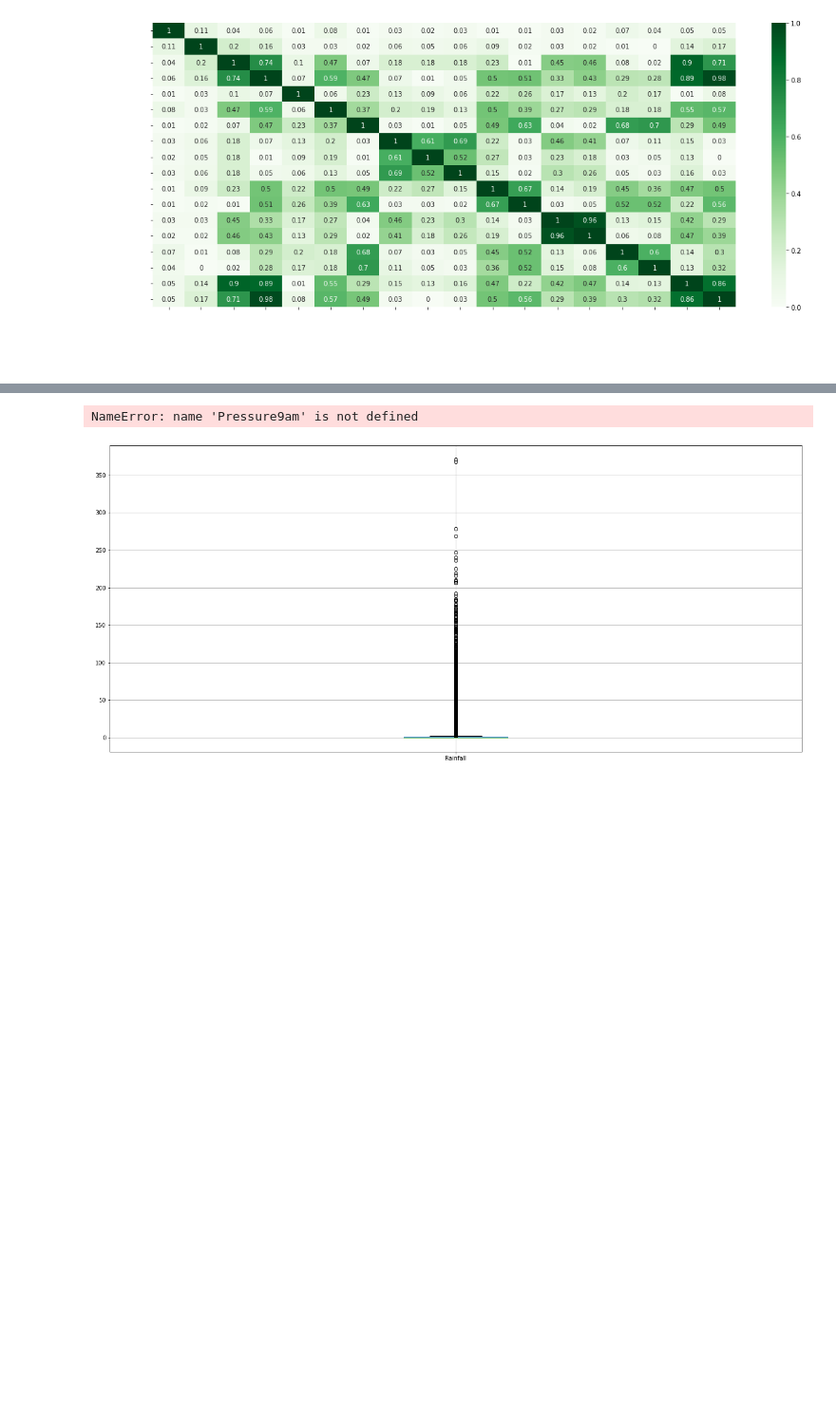
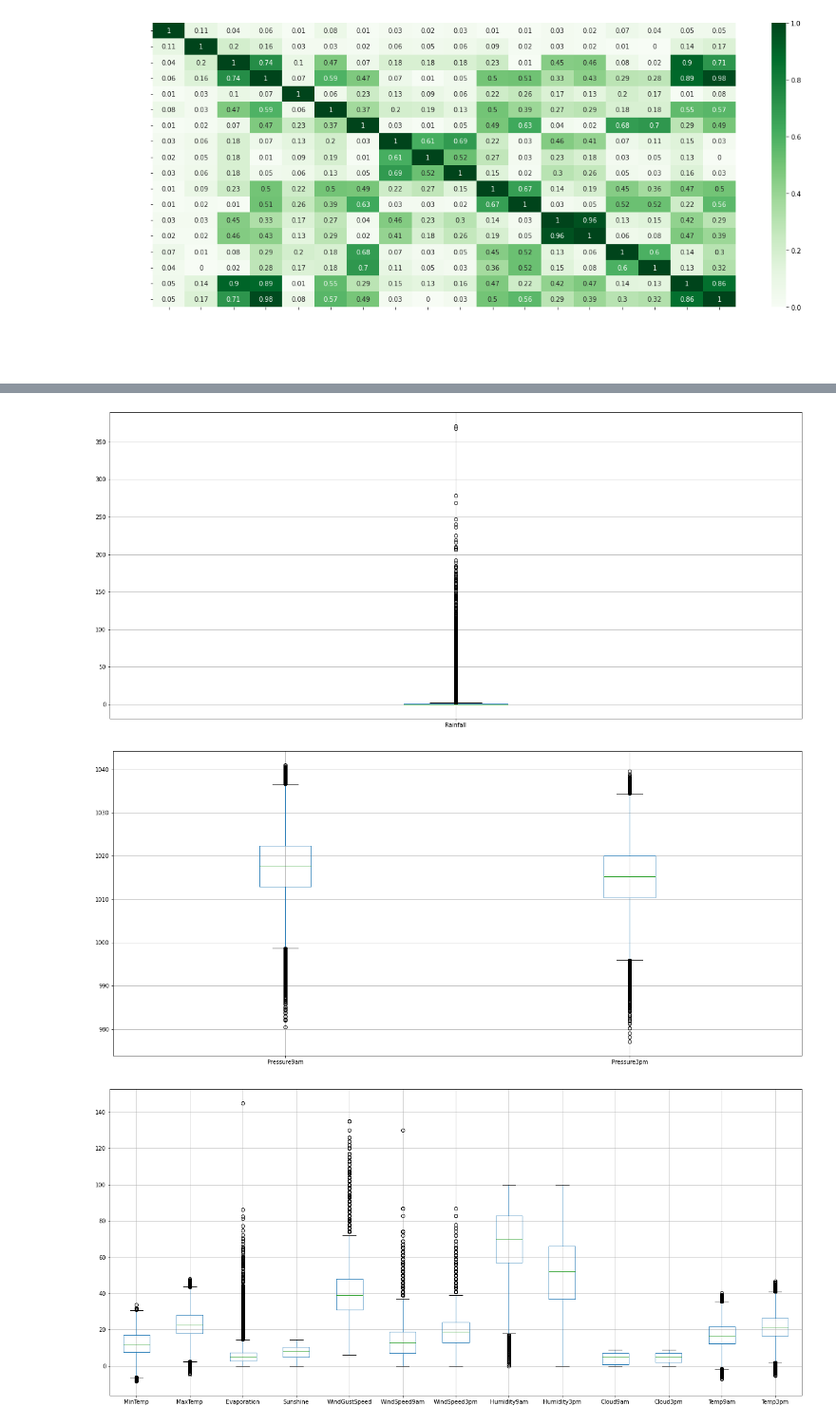
Before and after one commit to ezeguins/analisis_datos_TP, a Jupyter notebook: visualization2.ipynb, the cells around one changed output, grey strips where cells are left out. Shown at 95% size. Drawn from its saved outputs; the diff is of its cells as text; code cells hidden in the pictures; blank space fills up the shorter version.

```diff
--- a/visualization2.ipynb
+++ b/visualization2.ipynb
@@ -98,6 +101,11 @@ def display_boxplot(dataset):
 # %%
 display_boxplot(pd.DataFrame(dataset_["Rainfall"]))
-display_boxplot(pd.DataFrame(dataset_[Pressure9am,Pressure3am]))
+plt.show()
+display_boxplot(pd.DataFrame(dataset_,columns =["Pressure9am","Pressure3pm"]))
+plt.show()
+display_boxplot(pd.DataFrame(dataset_.drop(columns = ["Pressure9am","Pressure3pm","Rainfall","Year","MonthDay"])))
+plt.show()
 # %% [output]
-NameError: name 'Pressure9am' is not defined
 [figure]
+[figure, added]
+[figure, added]
```
Also changed, not shown: parts of 6 cells of this notebook.
